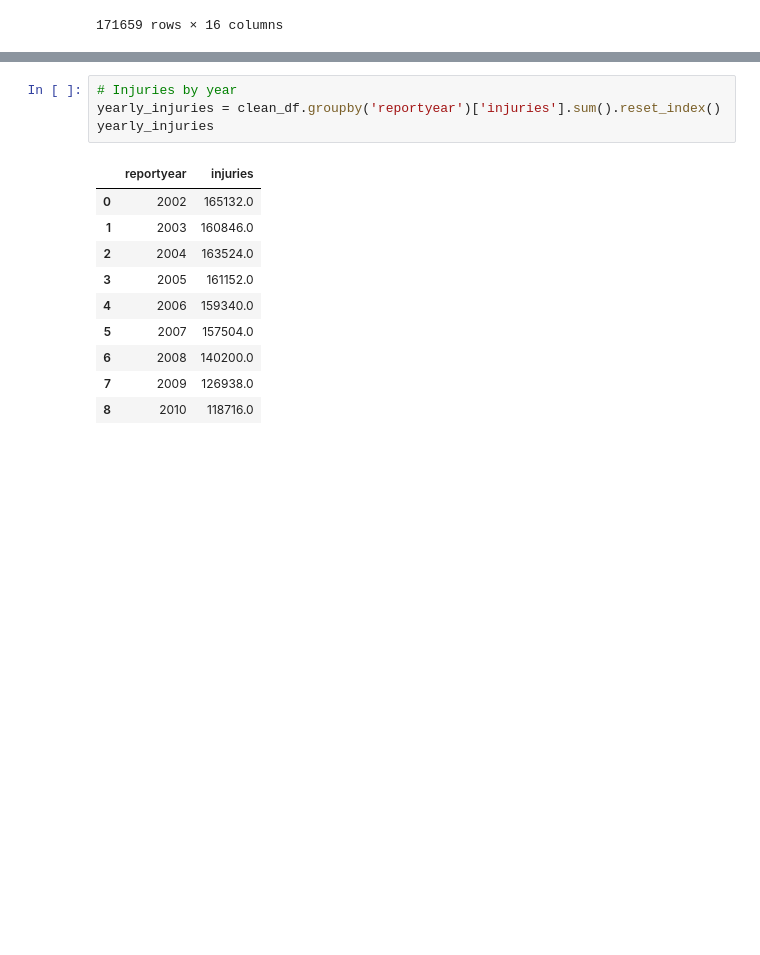
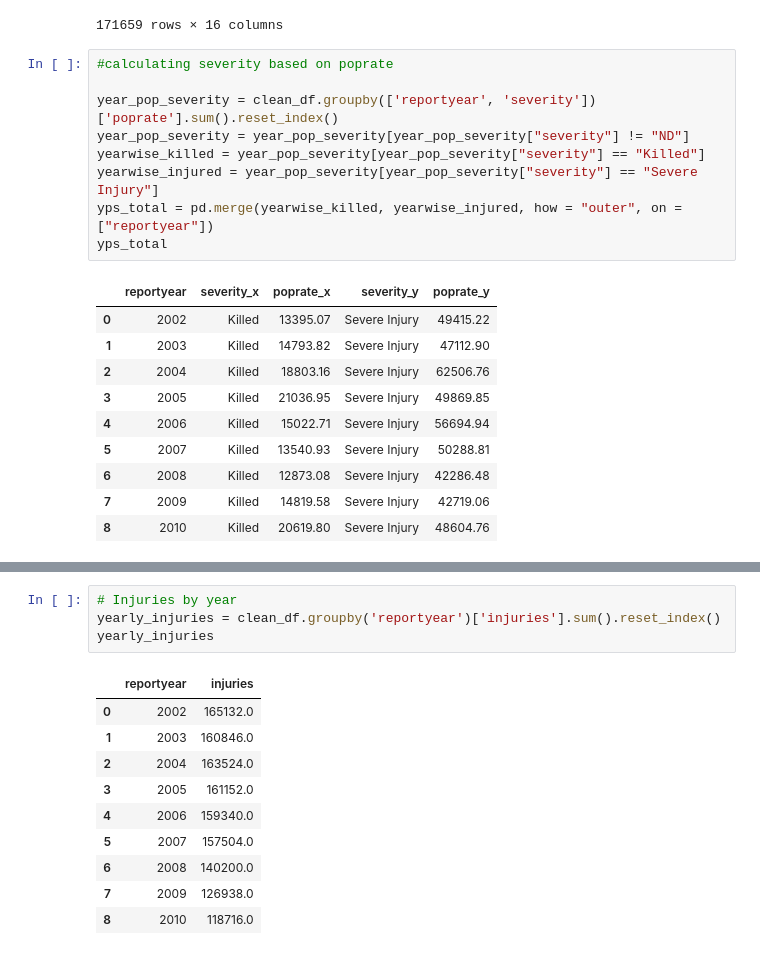
Before and after one commit to PadmaGuna/Project1, a Jupyter notebook: Monica.ipynb, the cells around one changed output, grey strips where cells are left out. Saved outputs shown, nothing was run; the diff lists cells and outputs as text; blank space fills up the shorter version.

```diff
--- a/Monica.ipynb
+++ b/Monica.ipynb
@@ -157,6 +157,26 @@ new_df
 | 448947 | 2010 | Nevada | Northeast Sierra | 6.0 | 0.0 | 0.0 | 0.0 | 0.0 | ... |
 | 448948 | 2010 | Nevada | Northeast Sierra | 6.0 | 0.0 | 0.0 | 0.0 | 0.0 | ... |
 171659 rows × 16 columns
+# %%
+#calculating severity based on poprate
+
+year_pop_severity = clean_df.groupby(['reportyear', 'severity'])['poprate'].sum().reset_index()
+year_pop_severity = year_pop_severity[year_pop_severity["severity"] != "ND"]
+yearwise_killed = year_pop_severity[year_pop_severity["severity"] == "Killed"]
+yearwise_injured = year_pop_severity[year_pop_severity["severity"] == "Severe Injury"]
+yps_total = pd.merge(yearwise_killed, yearwise_injured, how = "outer", on = ["reportyear"])
+yps_total
+# %% [output]
+|  | reportyear | severity_x | poprate_x | severity_y | poprate_y |
+| 0 | 2002 | Killed | 13395.07 | Severe Injury | 49415.22 |
+| 1 | 2003 | Killed | 14793.82 | Severe Injury | 47112.90 |
+| 2 | 2004 | Killed | 18803.16 | Severe Injury | 62506.76 |
+| 3 | 2005 | Killed | 21036.95 | Severe Injury | 49869.85 |
+| 4 | 2006 | Killed | 15022.71 | Severe Injury | 56694.94 |
+| 5 | 2007 | Killed | 13540.93 | Severe Injury | 50288.81 |
+| 6 | 2008 | Killed | 12873.08 | Severe Injury | 42286.48 |
+| 7 | 2009 | Killed | 14819.58 | Severe Injury | 42719.06 |
+| 8 | 2010 | Killed | 20619.80 | Severe Injury | 48604.76 |
 # %%
 #instead of injuries maybe we use poprate
 aggregation = clean_df.groupby(["region_name"])["poprate"].agg(['mean','median', 'var', 'std', 'sem','quantile'])
```
Also changed, not shown: parts of 6 cells of this notebook.
